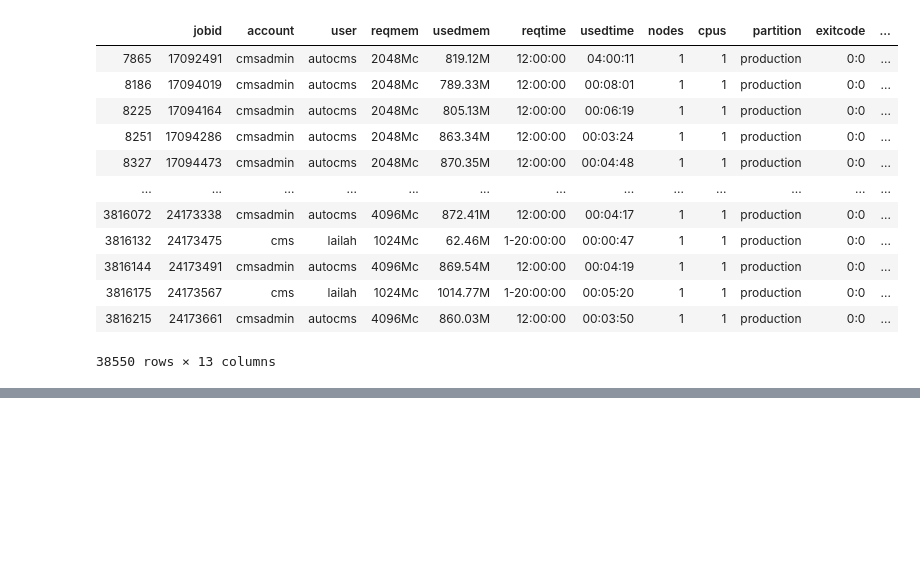
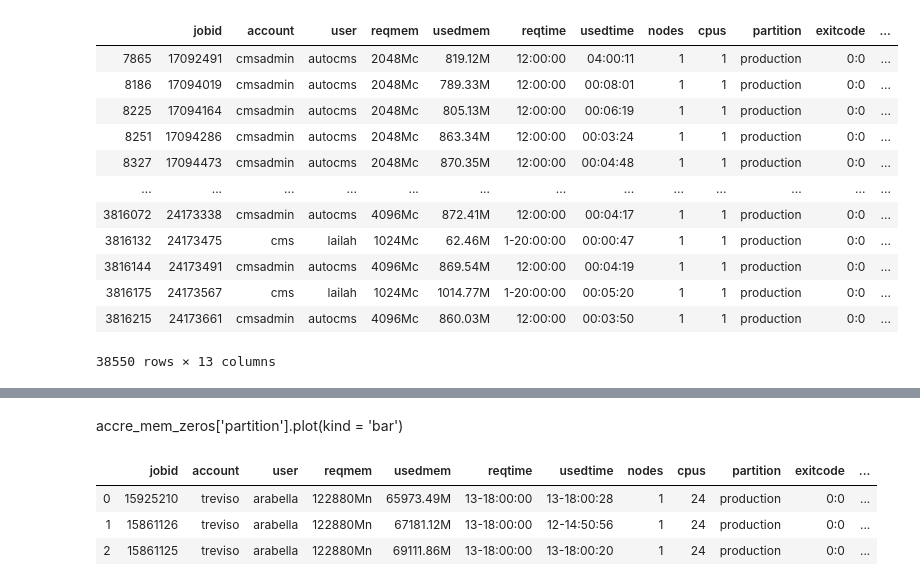
Before and after one commit to nss-data-science-cohort-4/dq2-accre-amd, a Jupyter notebook: notebooks/accre_jobs_2020.ipynb, the cells around one changed output, grey strips where cells are left out. Saved outputs shown, nothing was run; the diff lists cells and outputs as text; code cells hidden in the pictures; blank space fills up the shorter version.

```diff
--- a/notebooks/accre_jobs_2020.ipynb
+++ b/notebooks/accre_jobs_2020.ipynb
@@ -182,0 +291,11 @@ cms_Mc
+# %% [markdown]
+accre_mem_zeros['partition'].plot(kind = 'bar')
+# %%
+accre_jobs_2020[["exitcode_user", "exitcode_error"]] = accre_jobs_2020["exitcode"].str.split(":", expand=True)
+# %%
+accre_jobs_2020.head(3)
+# %% [output]
+|  | jobid | account | user | reqmem | usedmem | reqtime | usedtime | nodes | cpus | partition | exitcode | ... |
+| 0 | 15925210 | treviso | arabella | 122880Mn | 65973.49M | 13-18:00:00 | 13-18:00:28 | 1 | 24 | production | 0:0 | ... |
+| 1 | 15861126 | treviso | arabella | 122880Mn | 67181.12M | 13-18:00:00 | 12-14:50:56 | 1 | 24 | production | 0:0 | ... |
+| 2 | 15861125 | treviso | arabella | 122880Mn | 69111.86M | 13-18:00:00 | 13-18:00:20 | 1 | 24 | production | 0:0 | ... |
```
Also changed, not shown: parts of 14 cells of this notebook.
